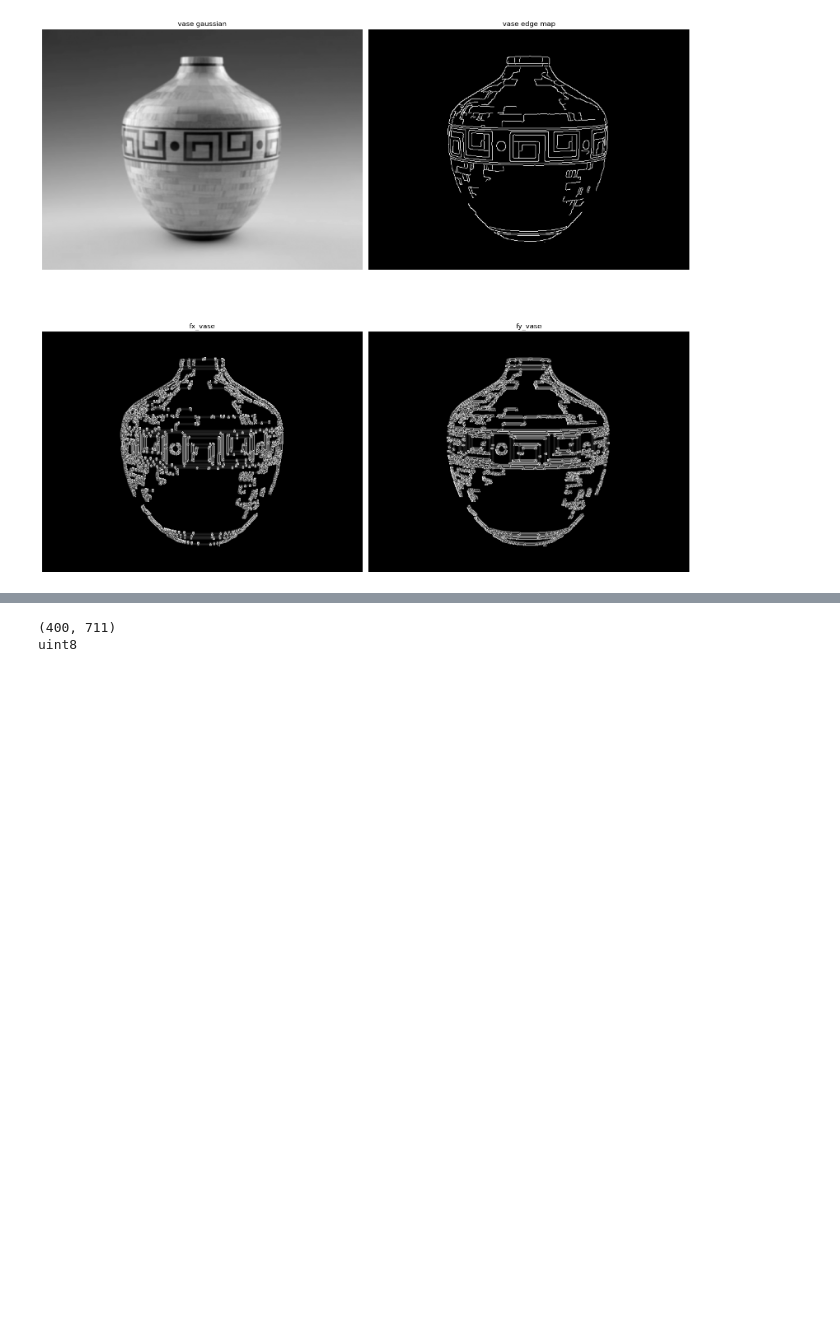
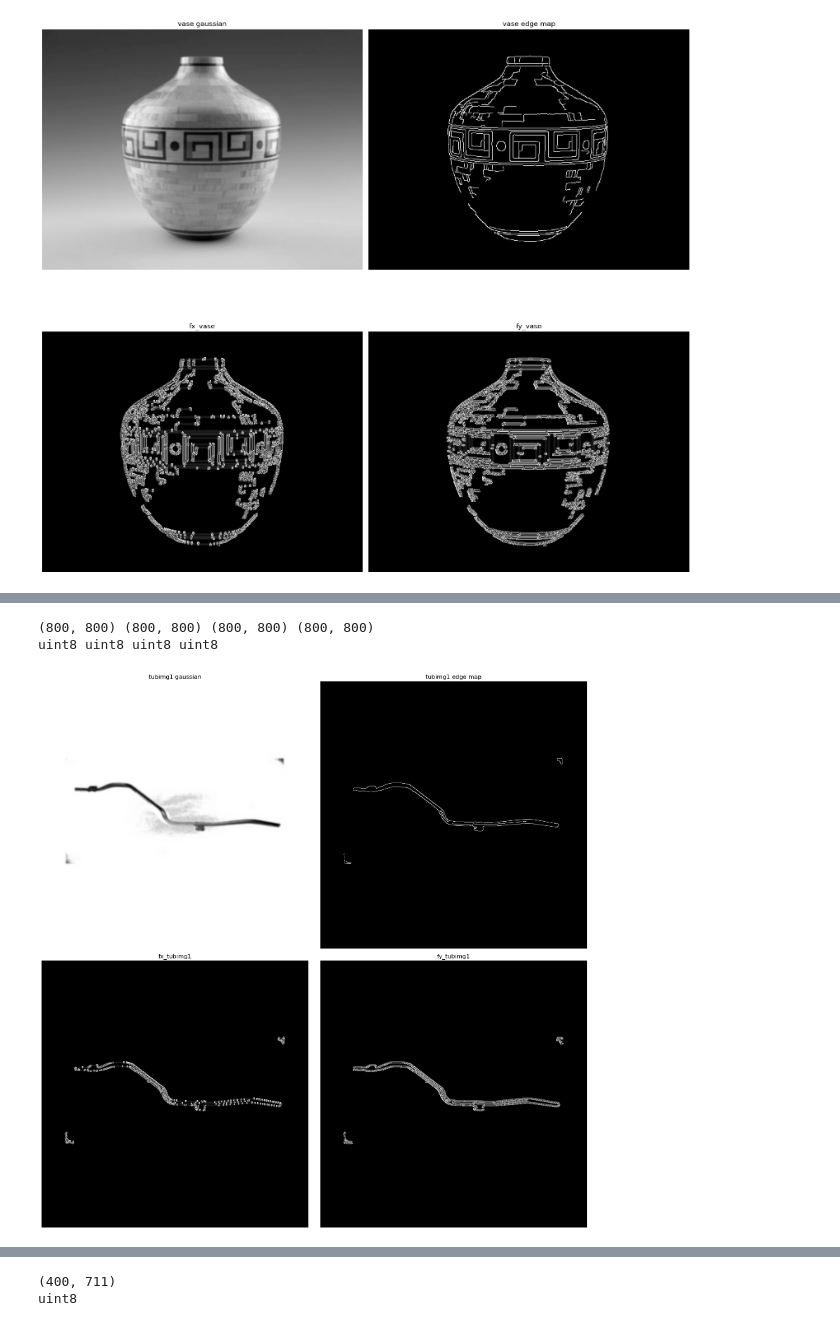
Before and after one commit to shh4und/snakes, a Jupyter notebook: 2D/snake.ipynb, the cells around one changed output, grey strips where cells are left out. Cells and saved outputs as stored; diff of their text form; code cells hidden in the pictures; blank space fills up the shorter version.

```diff
--- a/2D/snake.ipynb
+++ b/2D/snake.ipynb
@@ -314,3 +299,32 @@ plt.show()
+# %%
+smoothed_tubimg1 = tubimg1_snake.get_I()
+edge_map_tubimg1 = tubimg1_snake.get_edge_map()
+fx_tubimg1, fy_tubimg1 = tubimg1_snake.get_fext_components()
+
+print(smoothed_tubimg1.shape, edge_map_tubimg1.shape, fx_tubimg1.shape, fy_tubimg1.shape)
+print(smoothed_tubimg1.dtype, edge_map_tubimg1.dtype, fx_tubimg1.dtype, fy_tubimg1.dtype)
+# %% [output]
+(800, 800) (800, 800) (800, 800) (800, 800)
+uint8 uint8 uint8 uint8
+# %%
+# Display initial contour
+fig, ((ax1, ax2), (ax3, ax4)) = plt.subplots(2, 2, figsize=(16, 16))
+ax1.imshow(smoothed_tubimg1, cmap="gray")
+ax1.set_title("tubimg1 gaussian")
+ax1.axis("off")
+ax2.imshow(edge_map_tubimg1, cmap="gray")
+ax2.set_title("tubimg1 edge map")
+ax2.axis("off")
+ax3.imshow(fx_tubimg1, cmap="gray")
+ax3.set_title("fx_tubimg1")
+ax3.axis("off")
+ax4.imshow(fy_tubimg1, cmap="gray")
+ax4.set_title("fy_tubimg1")
+ax4.axis("off")
+plt.tight_layout()
+plt.show()
+# %% [output]
+[figure, added]
 # %%
 # Load and display image
 metal1_image_path = "./tub-imgs/metal1-cleaned.jpg"
```
Also changed, not shown: parts of 24 cells of this notebook.
